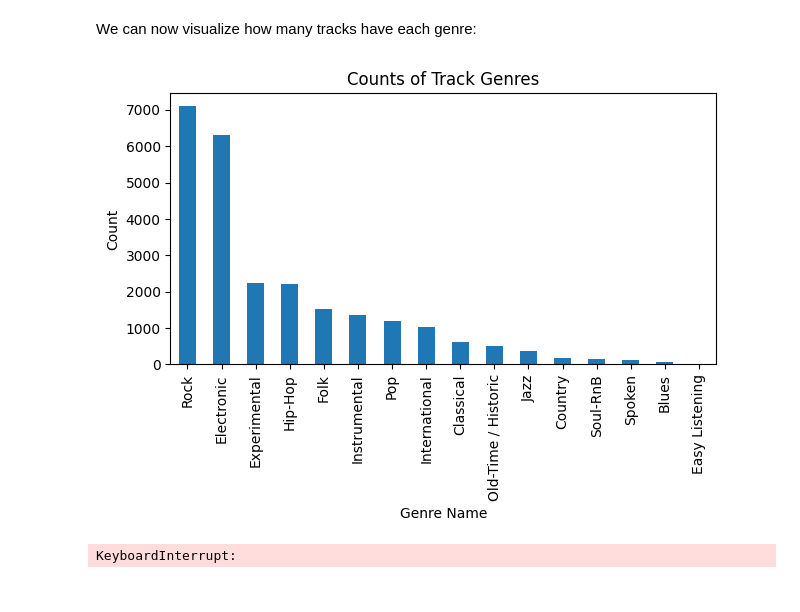
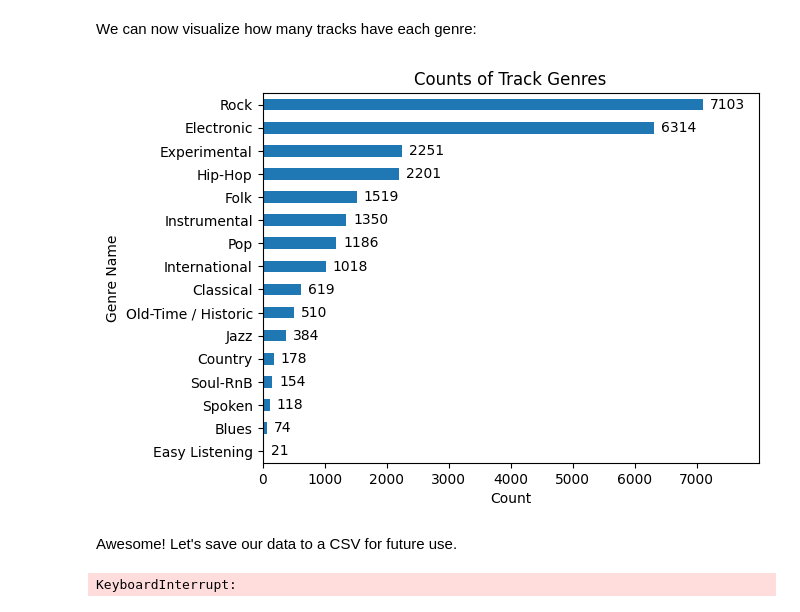
Before and after one commit to peterlecavalier/genre_classifier, a Jupyter notebook: genres_processing.ipynb, the cells around one changed output. Cells and saved outputs as stored; diff of their text form; code cells hidden in the pictures.

Commit message:
(actually) finished genre processing

```diff
--- a/genres_processing.ipynb
+++ b/genres_processing.ipynb
@@ -189,0 +194,9 @@ tracks
+# %%
+print(f"Unique values in current IDs: {tracks['parent_genre_id'].unique()}")
+print(f"Unique values in genre titles: {tracks['parent_genre_title'].unique()}")
+
+# Let's just do it based on the titles list:
+for idx, title in enumerate(tracks['parent_genre_title'].unique()):
+    tracks.loc[tracks['parent_genre_title'] == title, 'parent_genre_id'] = idx
+
+tracks.head(20)
@@ -190,12 +226,18 @@ tracks
 # %% [markdown]
 We can now visualize how many tracks have each genre:
 # %%
-plt.figure()
-tracks.parent_genre_title.value_counts().plot(kind='bar')
+ax = tracks.parent_genre_title.value_counts().sort_values().plot(kind='barh')
 plt.title('Counts of Track Genres')
-plt.xlabel('Genre Name')
-plt.ylabel('Count')
-plt.tight_layout()
+plt.xlabel('Count')
+plt.ylabel('Genre Name')
+# Add value labels to the bars
+for p in ax.patches:
+    ax.annotate(str(p.get_width()), (p.get_width(), p.get_y() + p.get_height() / 2.),
+                ha='left', va='center', xytext=(5, 0), textcoords='offset points')
+plt.xlim(0, 7999)
+#plt.tight_layout()
 plt.savefig('./visualizations/genres_count.png')
 # %% [output]
-[figure, old version]
+[figure, new version]
+# %% [markdown]
+Awesome! Let's save our data to a CSV for future use.
```
Also changed, not shown: parts of 3 cells of this notebook, 1 other file.
